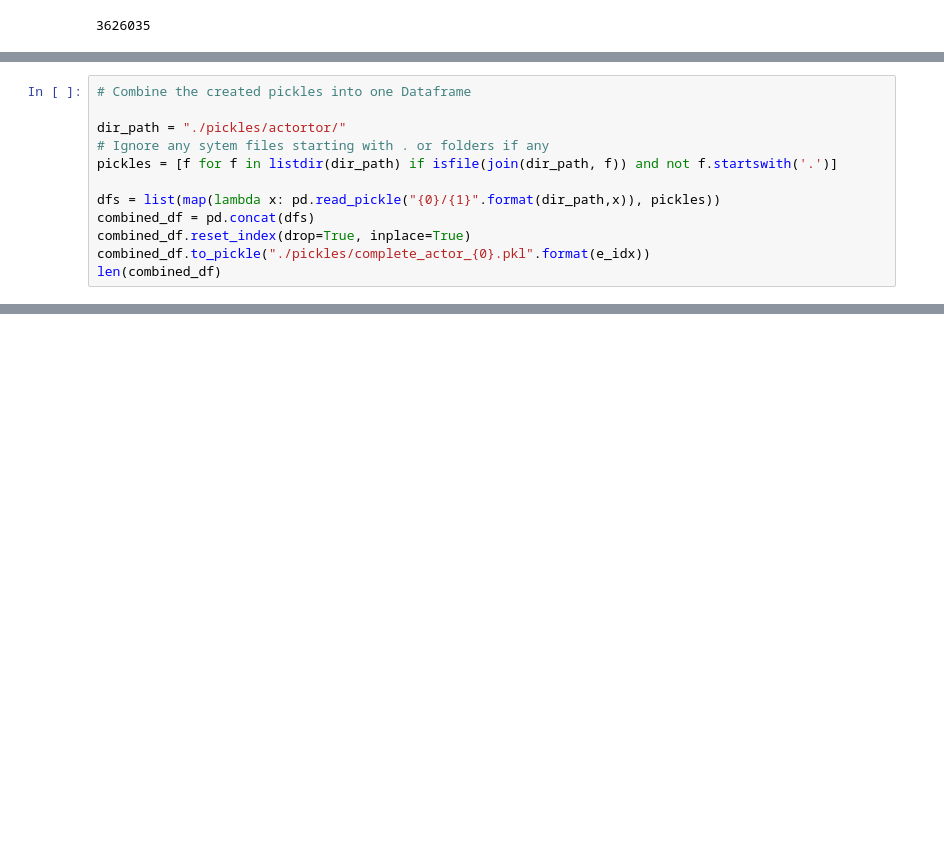
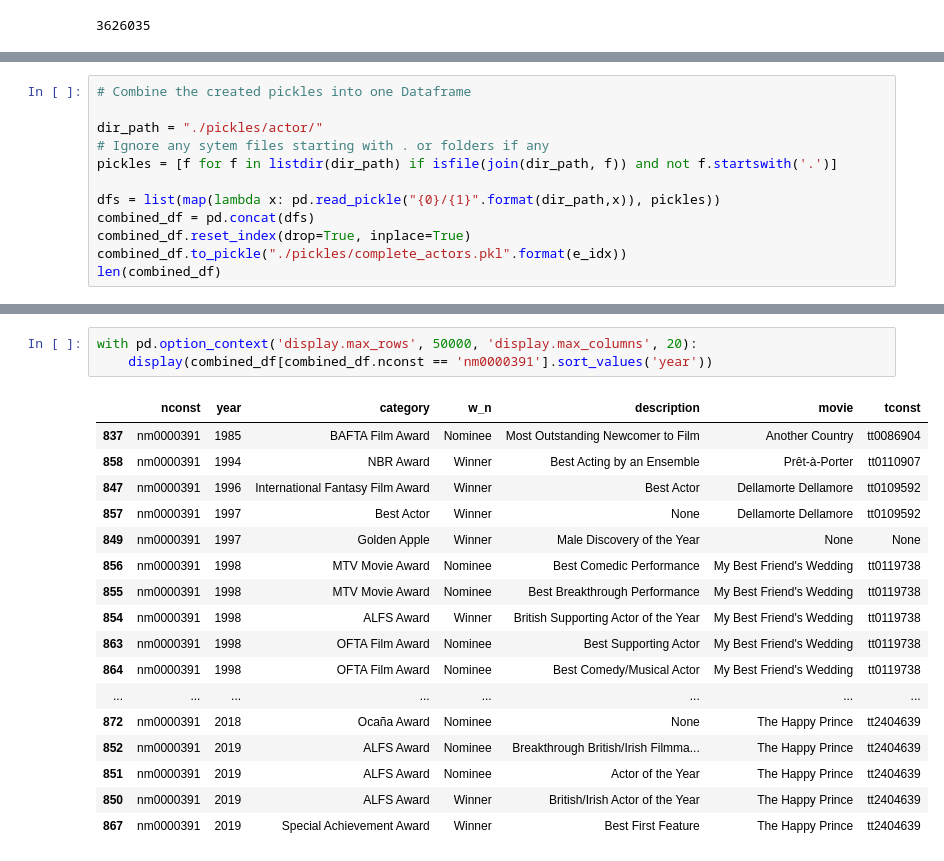
Before and after one commit to Ruchiranga/AD_A-team-project, a Jupyter notebook: Actors_scrape_multithreading_tor.ipynb, the cells around one changed output, grey strips where cells are left out. Drawn from its saved outputs; the diff is of its cells as text; blank space fills up the shorter version.

Commit message:
Actors scraping script

```diff
--- a/Actors_scrape_multithreading_tor.ipynb
+++ b/Actors_scrape_multithreading_tor.ipynb
@@ -286,13 +355,13 @@ Note: Run the following script to combine all pickles
 # %%
 # Combine the created pickles into one Dataframe
 
-dir_path = "./pickles/actortor/"
+dir_path = "./pickles/actor/"
 # Ignore any sytem files starting with . or folders if any
 pickles = [f for f in listdir(dir_path) if isfile(join(dir_path, f)) and not f.startswith('.')]
 
 dfs = list(map(lambda x: pd.read_pickle("{0}/{1}".format(dir_path,x)), pickles))
 combined_df = pd.concat(dfs)
 combined_df.reset_index(drop=True, inplace=True)
-combined_df.to_pickle("./pickles/complete_actor_{0}.pkl".format(e_idx))
+combined_df.to_pickle("./pickles/complete_actors.pkl".format(e_idx))
 len(combined_df)
 # %% [output]
@@ -299,0 +386,21 @@ len(combined_df)
+# %%
+with pd.option_context('display.max_rows', 50000, 'display.max_columns', 20):
+    display(combined_df[combined_df.nconst == 'nm0000391'].sort_values('year'))
+# %% [output]
+|  | nconst | year | category | w_n | description | movie | tconst |
+| 837 | nm0000391 | 1985 | BAFTA Film Award | Nominee | Most Outstanding Newcomer to Film | Another Country | tt0086904 |
+| 858 | nm0000391 | 1994 | NBR Award | Winner | Best Acting by an Ensemble | Prêt-à-Porter | tt0110907 |
+| 847 | nm0000391 | 1996 | International Fantasy Film Award | Winner | Best Actor | Dellamorte Dellamore | tt0109592 |
+| 857 | nm0000391 | 1997 | Best Actor | Winner | None | Dellamorte Dellamore | tt0109592 |
+| 849 | nm0000391 | 1997 | Golden Apple | Winner | Male Discovery of the Year | None | None |
+| 856 | nm0000391 | 1998 | MTV Movie Award | Nominee | Best Comedic Performance | My Best Friend's Wedding | tt0119738 |
+| 855 | nm0000391 | 1998 | MTV Movie Award | Nominee | Best Breakthrough Performance | My Best Friend's Wedding | tt0119738 |
+| 854 | nm0000391 | 1998 | ALFS Award | Winner | British Supporting Actor of the Year | My Best Friend's Wedding | tt0119738 |
+| 863 | nm0000391 | 1998 | OFTA Film Award | Nominee | Best Supporting Actor | My Best Friend's Wedding | tt0119738 |
+| 864 | nm0000391 | 1998 | OFTA Film Award | Nominee | Best Comedy/Musical Actor | My Best Friend's Wedding | tt0119738 |
+| ... | ... | ... | ... | ... | ... | ... | ... |
+| 872 | nm0000391 | 2018 | Ocaña Award | Nominee | None | The Happy Prince | tt2404639 |
+| 852 | nm0000391 | 2019 | ALFS Award | Nominee | Breakthrough British/Irish Filmma... | The Happy Prince | tt2404639 |
+| 851 | nm0000391 | 2019 | ALFS Award | Nominee | Actor of the Year | The Happy Prince | tt2404639 |
+| 850 | nm0000391 | 2019 | ALFS Award | Winner | British/Irish Actor of the Year | The Happy Prince | tt2404639 |
+| 867 | nm0000391 | 2019 | Special Achievement Award | Winner | Best First Feature | The Happy Prince | tt2404639 |
```
Also changed, not shown: parts of 10 cells of this notebook.
